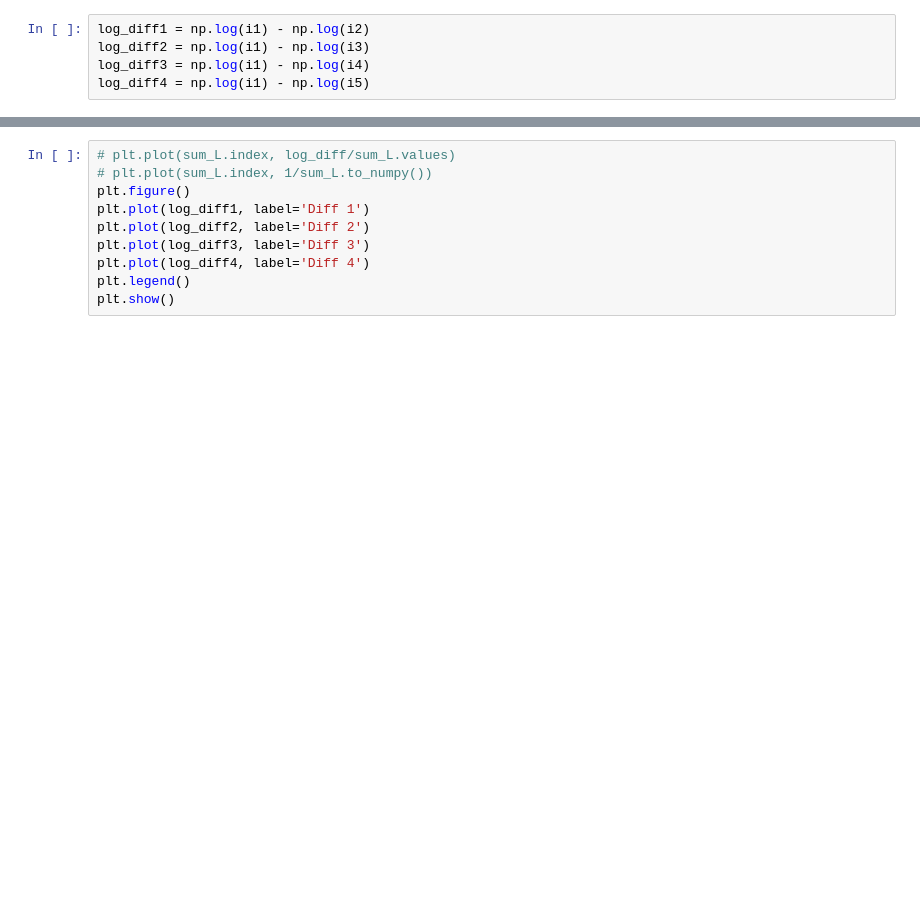
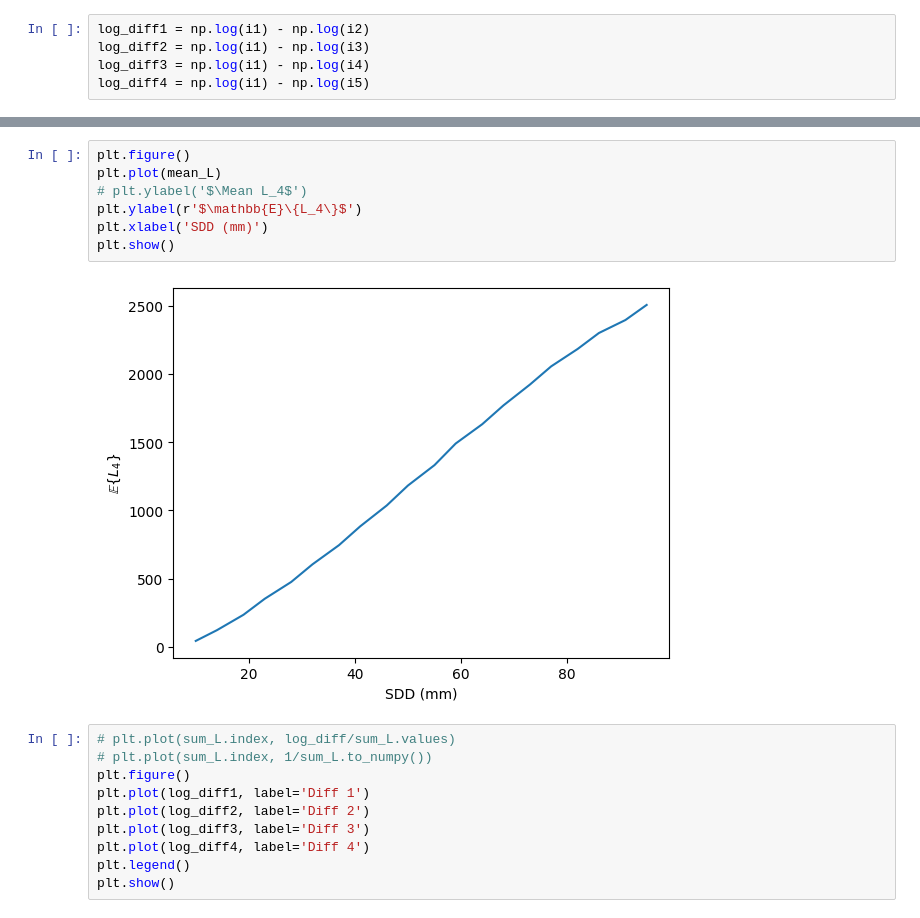
Before and after one commit to dip987/tfo_sensitivity, a Jupyter notebook: notebooks/log_difference_plots.ipynb, the cells around one changed output, grey strips where cells are left out. Cells and saved outputs as stored; diff of their text form; blank space fills up the shorter version.

```diff
--- a/notebooks/log_difference_plots.ipynb
+++ b/notebooks/log_difference_plots.ipynb
@@ -80,3 +83,12 @@ log_diff4 = np.log(i1) - np.log(i5)
+# %%
+plt.figure()
+plt.plot(mean_L)
+# plt.ylabel('$\Mean L_4$')
+plt.ylabel(r'$\mathbb{E}\{L_4\}$')
+plt.xlabel('SDD (mm)')
+plt.show()
+# %% [output]
+[figure, added]
 # %%
 # plt.plot(sum_L.index, log_diff/sum_L.values)
 # plt.plot(sum_L.index, 1/sum_L.to_numpy())
```
Also changed, not shown: parts of 4 cells of this notebook, 2 other files.
